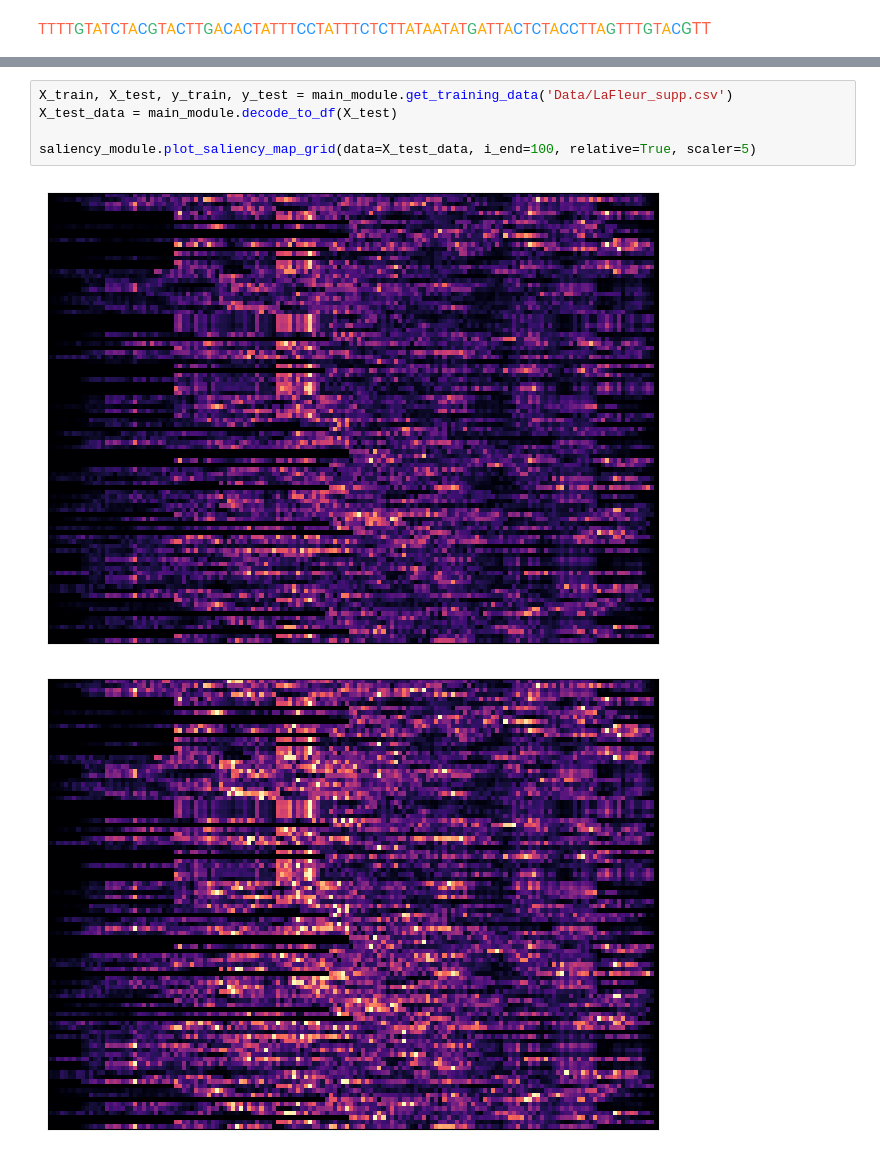
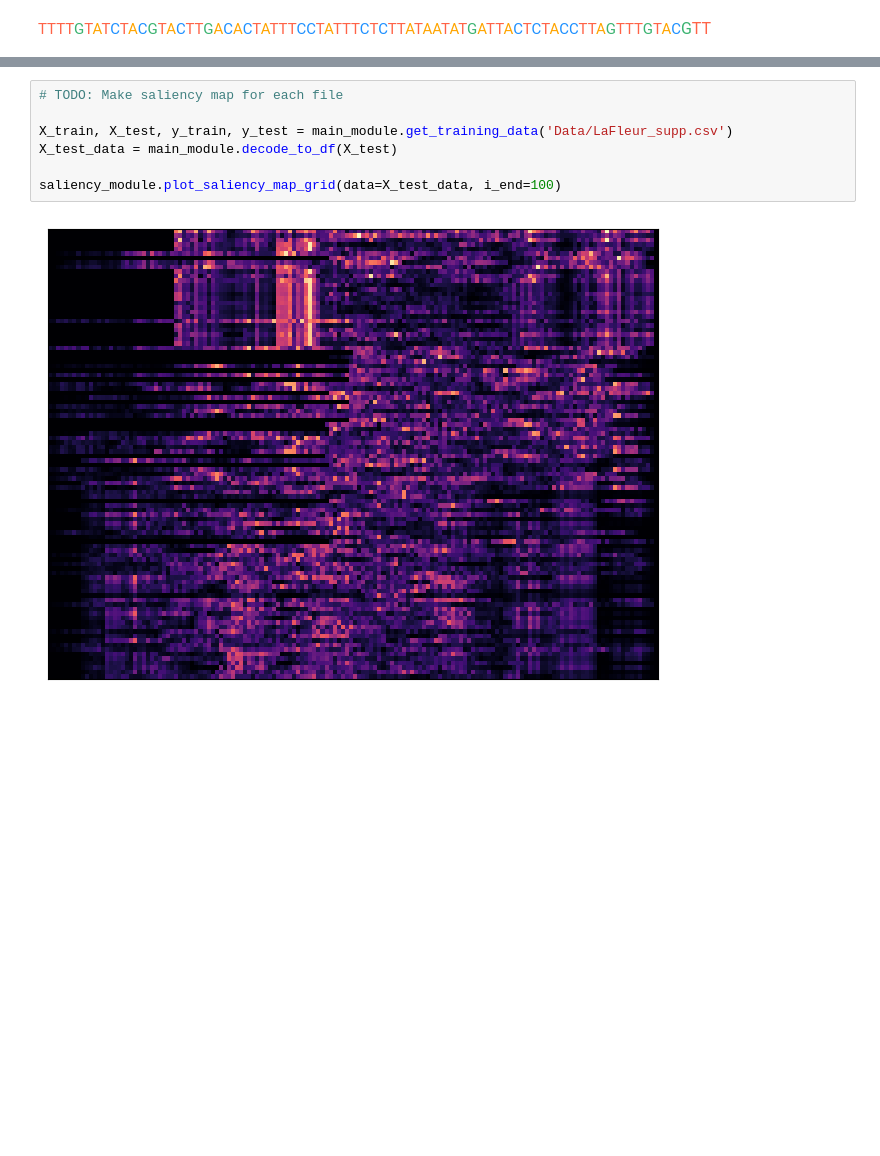
Before and after one commit to Rhys-sg/e.-coli-promoter-prediction, a Jupyter notebook: saliency.ipynb, the cells around one changed output, grey strips where cells are left out. Cells and saved outputs as stored; diff of their text form; blank space fills up the shorter version.

```diff
--- a/saliency.ipynb
+++ b/saliency.ipynb
@@ -12,9 +12,10 @@ saliency_module.plot_saliency_map_grid(i_start=100, i_end=200, relative=True, sc
 # %%
+# TODO: Make saliency map for each file
+
 X_train, X_test, y_train, y_test = main_module.get_training_data('Data/LaFleur_supp.csv')
 X_test_data = main_module.decode_to_df(X_test)
 
-saliency_module.plot_saliency_map_grid(data=X_test_data, i_end=100, relative=True, scaler=5)
+saliency_module.plot_saliency_map_grid(data=X_test_data, i_end=100)
 # %% [output]
-[figure, old version]
+[figure, new version]
-[figure, removed]
 # %%
```
Also changed, not shown: parts of 4 cells of this notebook, 5 other files.
